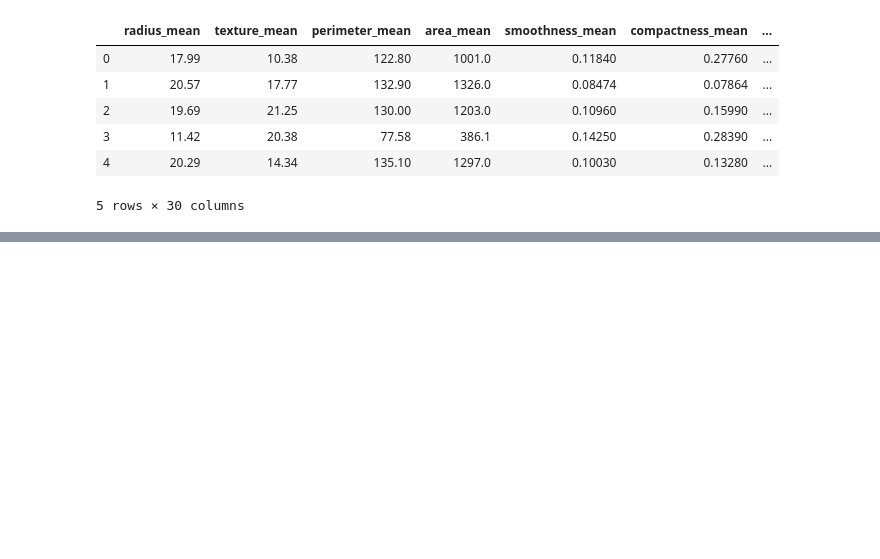
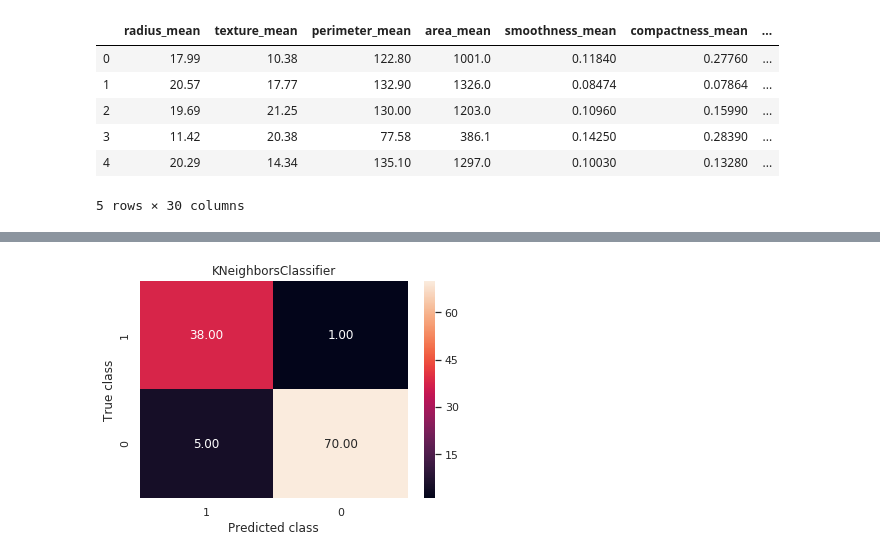
Before and after one commit to BuyingANew-Soul/Breast-Cancer-Wisconsin, a Jupyter notebook: breast-cancer-wisconsin.ipynb, the cells around one changed output, grey strips where cells are left out. Cells and saved outputs as stored; diff of their text form; code cells hidden in the pictures; blank space fills up the shorter version.

```diff
--- a/breast-cancer-wisconsin.ipynb
+++ b/breast-cancer-wisconsin.ipynb
@@ -431,0 +469,8 @@ plt.title('tSNE projection of Breast Cancer Dataset');
+# %%
+from sklearn.feature_selection import RFECV
+from sklearn.ensemble import RandomForestClassifier
+from sklearn.model_selection import cross_validate, RepeatedStratifiedKFold, learning_curve, cross_val_score, RandomizedSearchCV, train_test_split, StratifiedKFold
+
+rfc = RandomForestClassifier(n_estimators=100,random_state = 42)
+rfecv = RFECV(estimator=rfc, cv=StratifiedKFold(5, random_state=42, shuffle=True), scoring="accuracy")
+rfecv.fit(X_train_resampled, y_train_resampled)
@@ -431,0 +521,3 @@ plt.title('tSNE projection of Breast Cancer Dataset');
+# %%
+X_test_rfe = X_test.iloc[:, rfecv.support_]
+X_test_rfe
@@ -431,0 +540,10 @@ plt.title('tSNE projection of Breast Cancer Dataset');
+# %%
+# helping function
+
+def conf(algo_name,X_test, y_test):
+    y_pred = algo_name.predict(X_test)
+    forest_cm = metrics.confusion_matrix(y_pred, y_test, [1,0])
+    sns.heatmap(forest_cm, annot=True, fmt='.2f',xticklabels = ["1", "0"] , yticklabels = ["1", "0"] )
+    plt.ylabel('True class')
+    plt.xlabel('Predicted class')
+    plt.title(str(algo_name)[0:str(algo_name).find('(')])
@@ -431,0 +585,7 @@ plt.title('tSNE projection of Breast Cancer Dataset');
+# %%
+# KNN
+
+knneig = KNeighborsClassifier(n_neighbors=3)
+# knneig.fit(X_train_rfe, y_train_resampled)
+predict(knneig,X_train_rfe,y_train_resampled,X_test_rfe,y_test)
+print(classification_report(y_test, knneig.predict(X_test_rfe)))
@@ -431,0 +603,4 @@ plt.title('tSNE projection of Breast Cancer Dataset');
+# %%
+conf(knneig,X_test_rfe, y_test)
+# %% [output]
+[figure, added]
```
Also changed, not shown: parts of 64 cells of this notebook.
